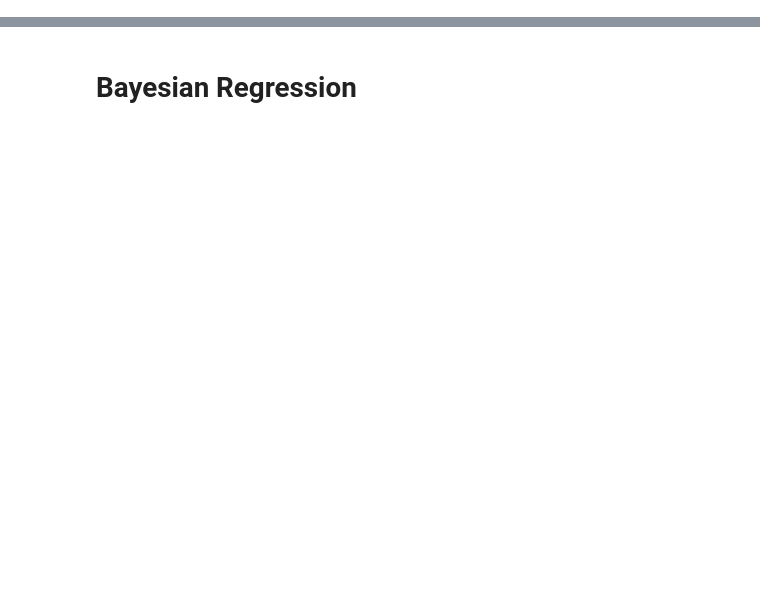
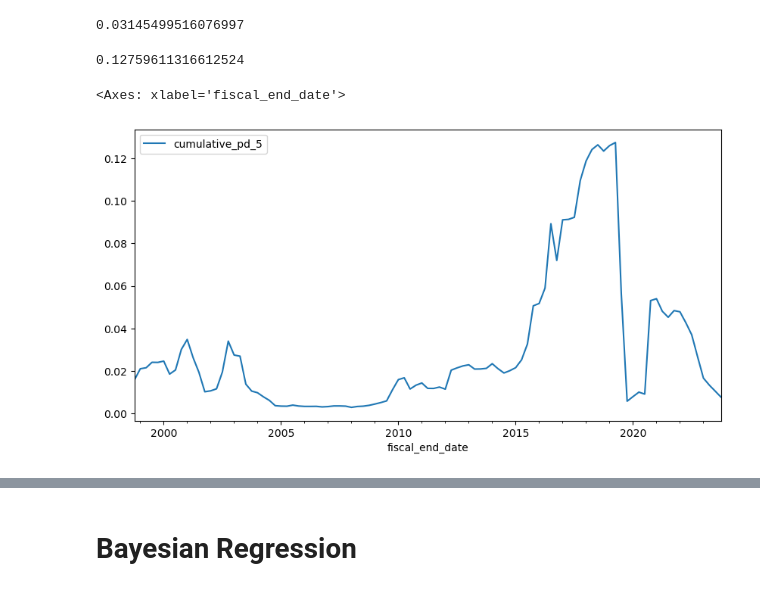
Before and after one commit to jbortfeld/QML-Research, a Jupyter notebook: Research/3. Default Modeling.ipynb, the cells around one changed output, grey strips where cells are left out. Saved outputs shown, nothing was run; the diff lists cells and outputs as text; code cells hidden in the pictures; blank space fills up the shorter version.

```diff
--- a/Research/3. Default Modeling.ipynb
+++ b/Research/3. Default Modeling.ipynb
@@ -34,6 +38,7 @@ print(data['fiscal_end_date'].max())
 
 print(data['default_1'].value_counts())
 
+# build broad sector mapping
 factset_econ_sector_to_broad_dict = {
 'Commercial Services': 'Consumer',
 'Communications': 'Consumer',
@@ -62,4 +67,21 @@ data['factset_econ_sector_broad'] = data['factset_econ_sector'].map(factset_econ
 
 
 
+# build interaction terms
+data['ff_assets_in_usd'] = data.groupby('fsym_id')['ff_assets_in_usd'].ffill(limit=4)
+
+# convert to decile
+data['ff_assets_in_usd_decile'] = pd.qcut( data['ff_assets_in_usd'], q=100, labels=False)
+data['total_equity_to_assets_decile'] = pd.qcut(data['total_equity_to_assets'], q=100, labels=False)
+data['net_income_to_sales_decile'] = pd.qcut(data['net_income_to_sales'], q=100, labels=False)
+
+for m in ['ff_assets_in_usd_decile', 'total_equity_to_assets_decile', 'net_income_to_sales_decile']:
+    data[m] = data[m] + 1
+
+data['size_x_leverage'] = data['ff_assets_in_usd_decile'] * data['total_equity_to_assets_decile']
+data['size_x_profitability'] = data['ff_assets_in_usd_decile'] * data['net_income_to_sales_decile']
+
+data['size_x_leverage'] = pd.qcut(data['size_x_leverage'], q=100, labels=False)
+data['size_x_profitability'] = pd.qcut(data['size_x_profitability'], q=100, labels=False)
+
 print('done all')
@@ -110,6 +172,7 @@ model_list = [
 verbose = True
 write_results = True
 write_dir = '/Users/joeybortfeld/Documents/QML Solutions Data/exploratory_data/default_model_regressions/'
+write_company_outputs_dir = '/Users/joeybortfeld/Documents/QML Solutions Data/exploratory_data/default_model_company_outputs/'
 
 models_meta = []
 for this_model in model_list:
@@ -124,7 +187,7 @@ for this_model in model_list:
     sector_dummies_var = this_model['sector_dummies_var']
     sector_var = this_model['sector_var']
     test_split_date_list = this_model['test_split_date_list']
-
+    write_company_outputs = this_model['write_company_outputs']
 
     x_dict = {}
     x_dict['specs'] = {}
@@ -166,7 +229,7 @@ for this_model in model_list:
 
     ########################################################
     # build training dataset (and test dataset if applicable)
-    df_model = data[['fsym_id', 'fiscal_end_date', 'factset_econ_sector', 'factset_econ_sector_broad'] + all_base_vars_list + ['default_1', 'default_2', 'default_3', 'default_4', 'default_5']].copy()
+    df_model = data[['fsym_id', 'fiscal_end_date', 'factset_econ_sector', 'factset_econ_sector_broad', 'ff_assets_in_usd_decile', 'bankruptcy_date',] + all_base_vars_list + ['default_1', 'default_2', 'default_3', 'default_4', 'default_5']].copy()
 
     if incl_sector_dummies:
 
@@ -283,7 +346,7 @@ for this_model in model_list:
         mask3 = stats['var_type'].isna()
         stats.loc[mask3, 'var_type'] = stats.loc[mask3, 'base_var'].map(lambda x: metric_inventory.display_name_dict[x]['category'])
 
-        order_dict = {'leverage': 1, 'coverage': 2, 'profitability': 3, 'liquidity': 4, 'volatility': 5, 'dummy': 6}
+        order_dict = {'size':0, 'leverage': 1, 'coverage': 2, 'profitability': 3, 'liquidity': 4, 'volatility': 5, 'interaction': 6, 'dummy': 7}
         stats['var_type_order'] = stats['var_type'].map(lambda x: order_dict[x])
         stats = stats.sort_values(by=['var_type_order', 'x'])
 
@@ -398,6 +461,18 @@ for this_model in model_list:
             all_stats.to_csv(write_dir + f'model_regression_summary_{model_num}.csv', index=False)
 
 
+    if write_company_outputs:
+
+        if not os.path.exists(write_company_outputs_dir + f'model_output_{model_num}'):
+            os.makedirs(write_company_outputs_dir + f'model_output_{model_num}')
+
+        print('writing company outputs')
+        for fsym in tqdm.tqdm(df['fsym_id'].unique()):
+            temp = df[df['fsym_id'] == fsym].copy()
+            keep_cols = ['fiscal_end_date', 'bankruptcy_date', 'cumulative_pd_5']
+            keep_cols.extend(all_x_vars_list)
+            temp = temp[keep_cols]
+            temp.to_csv(write_company_outputs_dir + f'model_output_{model_num}/{fsym}.csv', index=False)
 
     models_meta.append([model_num, model_name])
 
@@ -406,0 +518,4 @@ models_meta.to_csv(write_dir + f'models_metadata.csv', index=False)
+# %%
+df[df['default_5'] != -1]['default_5'].mean() * 15
+# %% [output]
+0.03145499516076997
@@ -407,3 +531,11 @@ models_meta.to_csv(write_dir + f'models_metadata.csv', index=False)
+# %%
+temp = df[df['fsym_id'] == 'K7TZB5-R']
+print(temp['cumulative_pd_5'].max())
+temp.set_index('fiscal_end_date')[['cumulative_pd_5']].plot(figsize=(10,5))
+# %% [output]
+0.12759611316612524
+<Axes: xlabel='fiscal_end_date'>
+[figure, added]
 # %%
 # find high PD but no default
 temp = df.copy()
```
Also changed, not shown: parts of 9 cells of this notebook, 10 other files.
